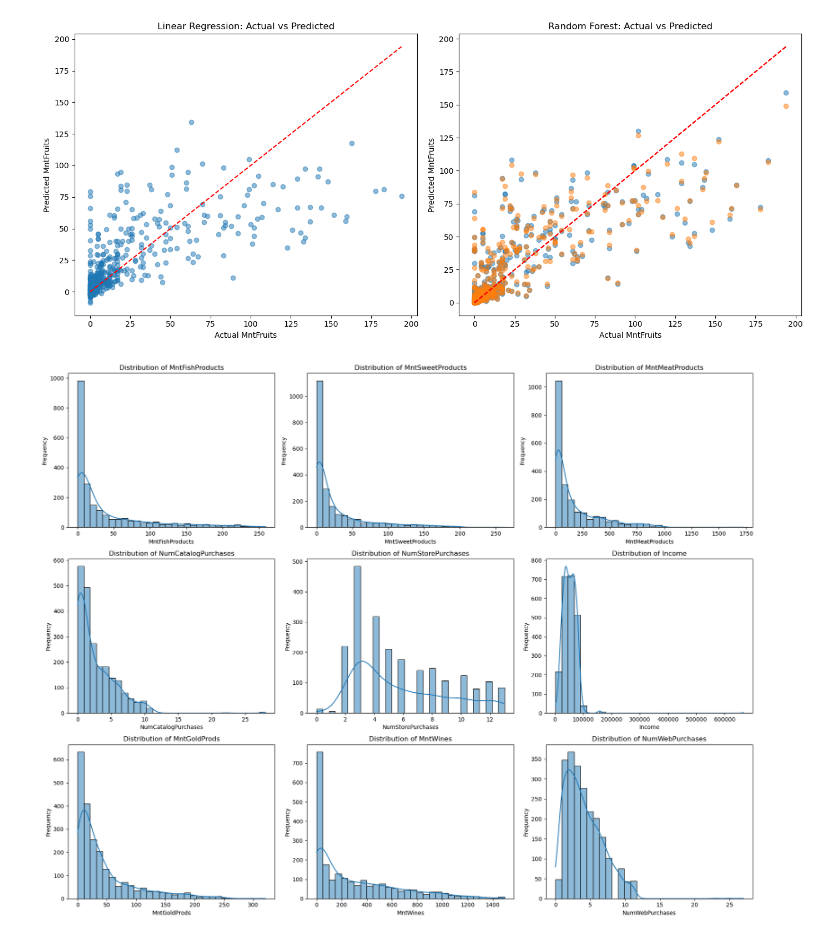
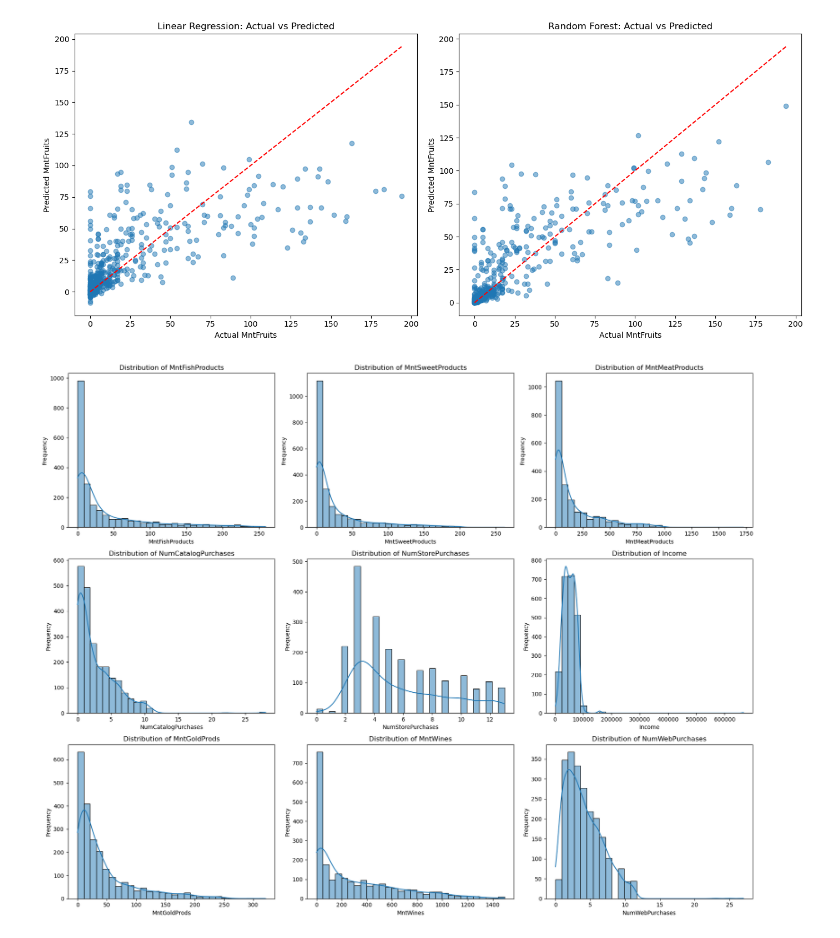
Before and after one commit to Chris8115/CS301GroupProject, a Jupyter notebook: CS301_Project2.ipynb, the cells around one changed output. Cells and saved outputs as stored; diff of their text form; code cells hidden in the pictures.

```diff
--- a/CS301_Project2.ipynb
+++ b/CS301_Project2.ipynb
@@ -110,36 +109,36 @@ Random Forest Results:  {'MSE': 545.6665964527027, 'MAE': 13.096610360360362, 'R
 # %%
 import matplotlib.pyplot as plt
 
 plt.figure(figsize=(14, 6))
 
 # Linear Regression
 plt.subplot(1, 2, 1)
 plt.scatter(y_test, y_pred_lr, alpha=0.5)
 plt.plot([y_test.min(), y_test.max()], [y_test.min(), y_test.max()], 'r--')
 plt.xlabel("Actual MntFruits")
 plt.ylabel("Predicted MntFruits")
 plt.title("Linear Regression: Actual vs Predicted")
 
-# Random Forest
-plt.subplot(1, 2, 2)
-plt.scatter(y_test, y_pred_rf, alpha=0.5)
-plt.plot([y_test.min(), y_test.max()], [y_test.min(), y_test.max()], 'r--')
-plt.xlabel("Actual MntFruits")
-plt.ylabel("Predicted MntFruits")
-plt.title("Random Forest: Actual vs Predicted")
+# Random Forest Before optimzation (Commented out for now, may not use again)
+#plt.subplot(1, 2, 2)
+#plt.scatter(y_test, y_pred_rf, alpha=0.5)
+#plt.plot([y_test.min(), y_test.max()], [y_test.min(), y_test.max()], 'r--')
+#plt.xlabel("Actual MntFruits")
+#plt.ylabel("Predicted MntFruits")
+#plt.title("Random Forest: Actual vs Predicted")
 
 # Random Forest (Optimized)
 plt.subplot(1, 2, 2)
 plt.scatter(y_test, y_pred_rf_opt, alpha=0.5)
 plt.plot([y_test.min(), y_test.max()], [y_test.min(), y_test.max()], 'r--')
 plt.xlabel("Actual MntFruits")
 plt.ylabel("Predicted MntFruits")
 plt.title("Random Forest: Actual vs Predicted")
 
 plt.tight_layout()
 plt.show()
 # %% [output]
-[figure, old version]
+[figure, new version]
 # %%
 # Plot the selected features to show their distribution
 
```
Also changed, not shown: parts of 4 cells of this notebook.
